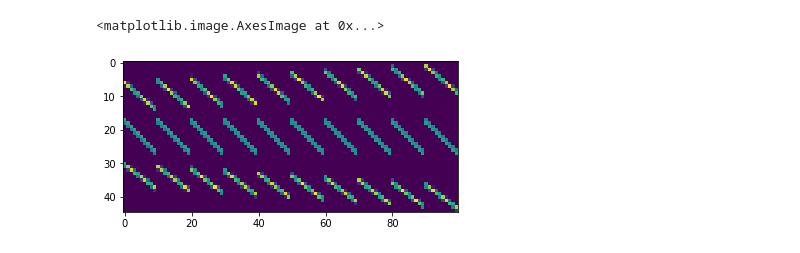
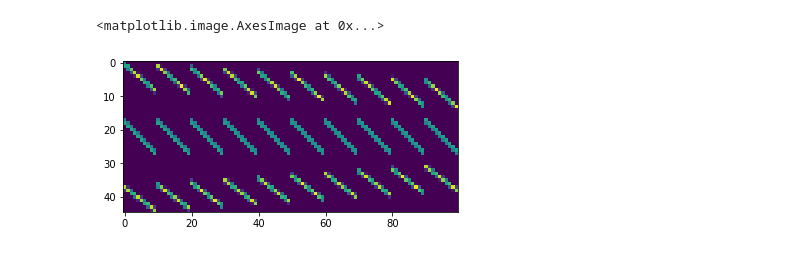
Before and after one commit to J-Gann/FML, a Jupyter notebook: ex05/tomography.ipynb, the cells around one changed output. Cells and saved outputs as stored; diff of their text form; code cells hidden in the pictures.

```diff
--- a/ex05/tomography.ipynb
+++ b/ex05/tomography.ipynb
@@ -65,7 +65,7 @@ def construct_X_not_vectorized(M, alphas, Np = None):
             X[i2,j] = sensor_2_weight
     return X
 # %%
-def construct_X(M, alphas, Np = None, alpha_offset=0):
+def construct_X(M, alphas, Np = None):
     Np = Np if Np else math.ceil(math.sqrt(2) * M)
     No = alphas.shape[0]    # Number of orientations
     N =  No * Np            # flattened array length of intensitie measurements
@@ -76,7 +76,6 @@ def construct_X(M, alphas, Np = None, alpha_offset=0):
 
     C = np.array([ja, jb])
     C_moved = C - np.array([[M / 2],[M / 2]])
-    C_moved = C_moved + np.array([[0],[0]])
 
     all_weights = []
     all_i_indices = []
@@ -85,8 +84,7 @@ def construct_X(M, alphas, Np = None, alpha_offset=0):
     for io in range(No):
 
         alpha = np.radians(alphas[io])
-        ### SOMETHING IS WRONG WITH THE PROJECTION
-        n = np.array([[math.cos(alpha)], [math.sin(alpha)]])
+        n = np.array([[math.cos(alpha)], [-math.sin(alpha)]])
         p = np.dot(n.T, C_moved)
 
         p = p[0]
@@ -122,10 +117,10 @@ def construct_X(M, alphas, Np = None, alpha_offset=0):
 # %%
-#X = construct_X(M=195, alphas=alphas_195, Np=275)
-X = construct_X(M=10, alphas=np.array([-33, 1, 42]), Np=15, alpha_offset=-1)
-plt.imshow(X.todense())
+X = construct_X(M=195, alphas=alphas_195, Np=275)
+X_small = construct_X(M=10, alphas=np.array([-33, 1, 42]), Np=15)
+plt.imshow(X_small.todense())
 # %% [output]
 <matplotlib.image.AxesImage at 0x...>
-[figure, old version]
+[figure, new version]
 # %%
 y = np.load("hs_tomography/y_195.npy", allow_pickle=True)
 alphas = np.load("hs_tomography/alphas_195.npy", allow_pickle=True)
```
Also changed, not shown: parts of 2 cells of this notebook.
